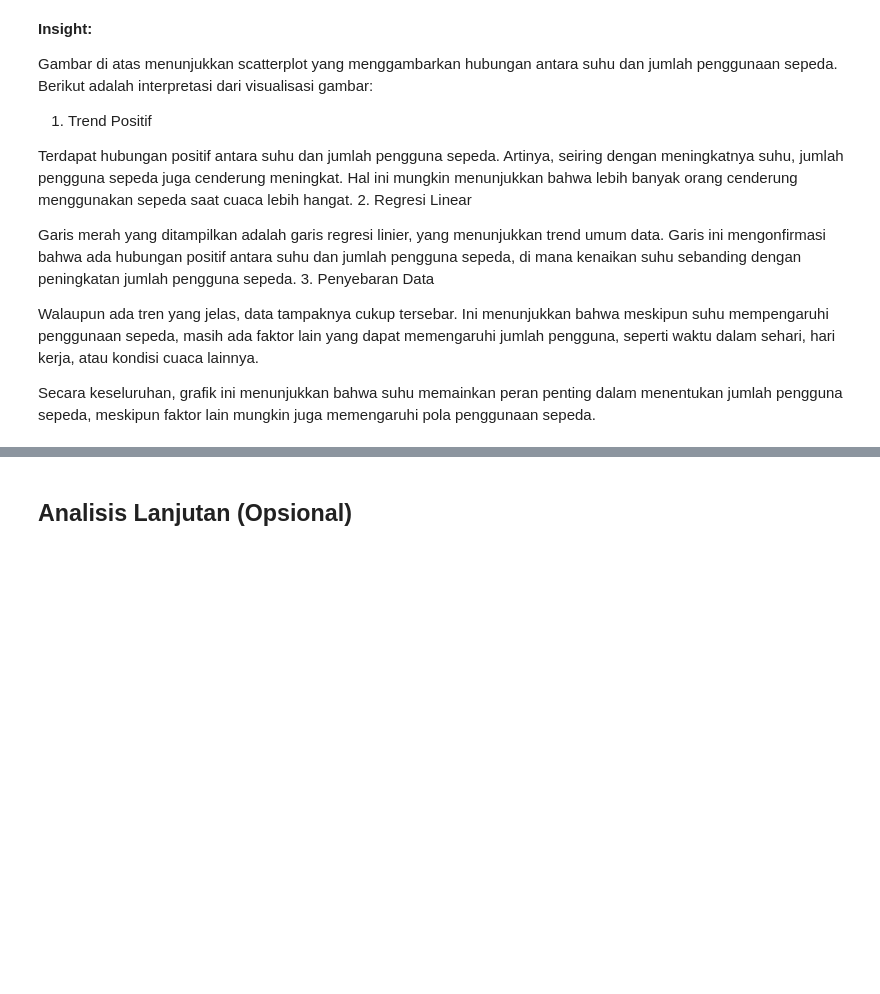
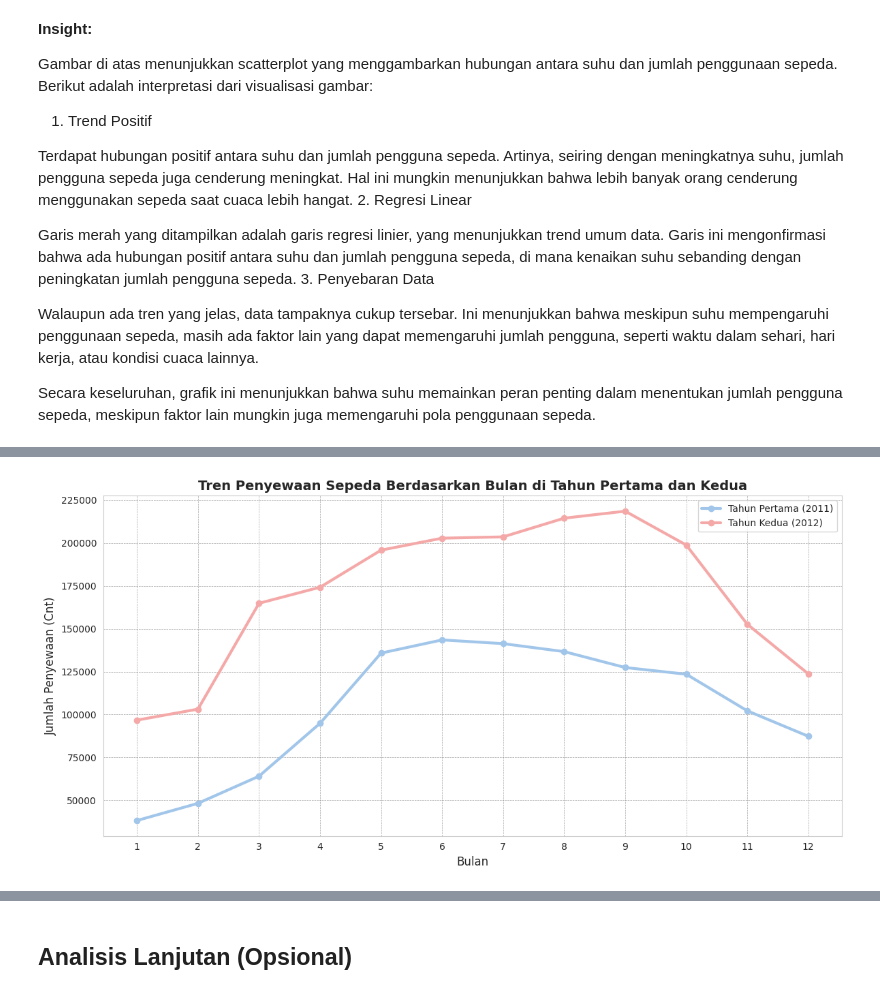
Before and after one commit to zidnytaqiya/AnalisisDataIDCamp, a Jupyter notebook: Proyek_Analisis_Data.ipynb, the cells around one changed output, grey strips where cells are left out. Cells and saved outputs as stored; diff of their text form; code cells hidden in the pictures; blank space fills up the shorter version.

```diff
--- a/Proyek_Analisis_Data.ipynb
+++ b/Proyek_Analisis_Data.ipynb
@@ -281,0 +364,28 @@ Secara keseluruhan, grafik ini menunjukkan bahwa suhu memainkan peran penting da
+# %%
+# Agregasi data berdasarkan tahun dan bulan
+monthly_data = data.groupby(['yr', 'mnth'])['cnt'].sum().reset_index()
+
+# Pisahkan data berdasarkan tahun
+data_2011 = monthly_data[monthly_data['yr'] == 0]  # Tahun pertama (2011)
+data_2012 = monthly_data[monthly_data['yr'] == 1]  # Tahun kedua (2012)
+
+# Plot data dengan warna pastel
+plt.figure(figsize=(12, 6))
+plt.plot(data_2011['mnth'], data_2011['cnt'], marker='o', label='Tahun Pertama (2011)', color='#A1C6EA', linewidth=3)
+plt.plot(data_2012['mnth'], data_2012['cnt'], marker='o', label='Tahun Kedua (2012)', color='#F4A9A8', linewidth=3)
+
+# Judul dan label
+plt.title('Tren Penyewaan Sepeda Berdasarkan Bulan di Tahun Pertama dan Kedua', fontsize=14, weight='bold')
+plt.xlabel('Bulan', fontsize=12)
+plt.ylabel('Jumlah Penyewaan (Cnt)', fontsize=12)
+plt.xticks(range(1, 13))  # Pastikan sumbu x menunjukkan angka 1-12 untuk bulan
+plt.grid(color='gray', linestyle='--', linewidth=0.5, alpha=0.7)
+
+# Tambahkan legenda
+plt.legend()
+
+# Tampilkan plot
+plt.tight_layout()
+plt.show()
+# %% [output]
+[figure, added]
```
Also changed, not shown: parts of 19 cells of this notebook.
